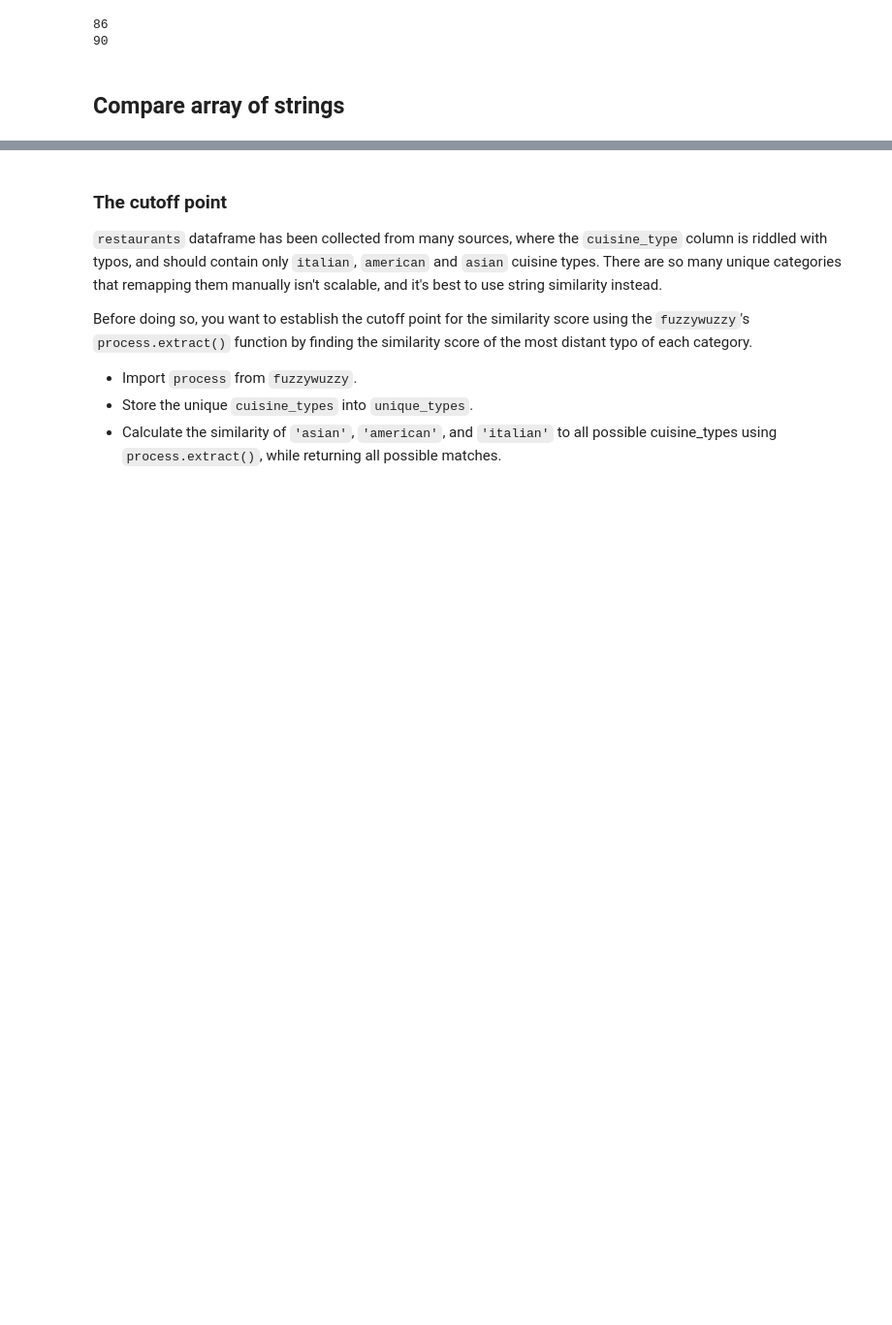
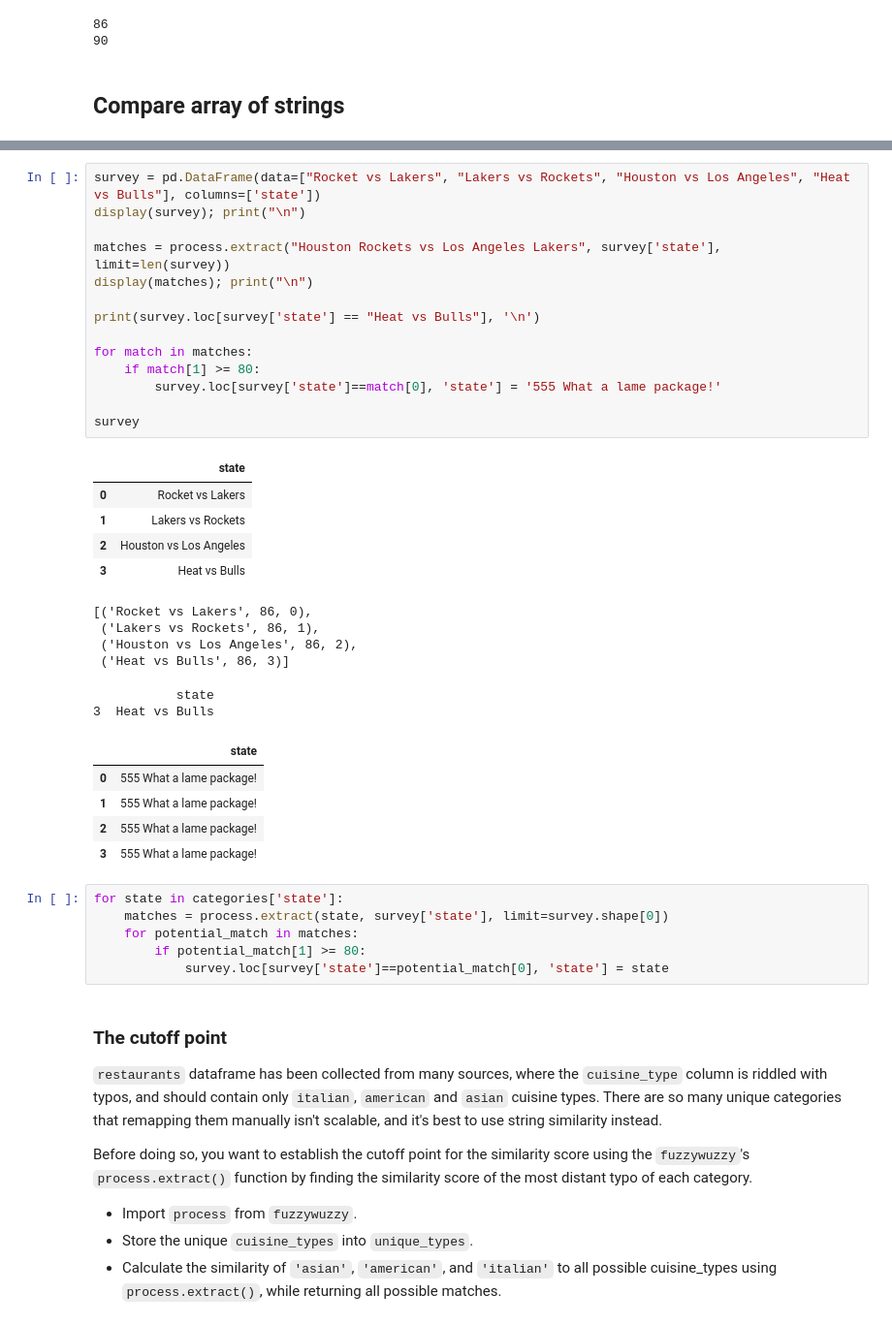
Before and after one commit to armeros/DC_Basics_Cleaning_Data_in_Python, a Jupyter notebook: Cleaning_Data_in_Python.ipynb, the cells around one changed output, grey strips where cells are left out. Shown at 97% size. Drawn from its saved outputs; the diff is of its cells as text; blank space fills up the shorter version.

```diff
--- a/Cleaning_Data_in_Python.ipynb
+++ b/Cleaning_Data_in_Python.ipynb
@@ -982,3 +1348,40 @@ process.extract(string, choices, limit=2)
+# %%
+survey = pd.DataFrame(data=["Rocket vs Lakers", "Lakers vs Rockets", "Houston vs Los Angeles", "Heat vs Bulls"], columns=['state'])
+display(survey); print("\n")
+
+matches = process.extract("Houston Rockets vs Los Angeles Lakers", survey['state'], limit=len(survey))
+display(matches); print("\n")
+
+print(survey.loc[survey['state'] == "Heat vs Bulls"], '\n')
+
+for match in matches:
+    if match[1] >= 80:
+        survey.loc[survey['state']==match[0], 'state'] = '555 What a lame package!'
+
+survey
+# %% [output]
+|  | state |
+| 0 | Rocket vs Lakers |
+| 1 | Lakers vs Rockets |
+| 2 | Houston vs Los Angeles |
+| 3 | Heat vs Bulls |
+[('Rocket vs Lakers', 86, 0),
+ ('Lakers vs Rockets', 86, 1),
+ ('Houston vs Los Angeles', 86, 2),
+ ('Heat vs Bulls', 86, 3)]
+           state
+3  Heat vs Bulls
+|  | state |
+| 0 | 555 What a lame package! |
+| 1 | 555 What a lame package! |
+| 2 | 555 What a lame package! |
+| 3 | 555 What a lame package! |
+# %%
+for state in categories['state']:
+    matches = process.extract(state, survey['state'], limit=survey.shape[0])
+    for potential_match in matches:
+        if potential_match[1] >= 80:
+            survey.loc[survey['state']==potential_match[0], 'state'] = state
 # %% [markdown]
 ### **The cutoff point**
 
```
Also changed, not shown: parts of 80 cells of this notebook.
